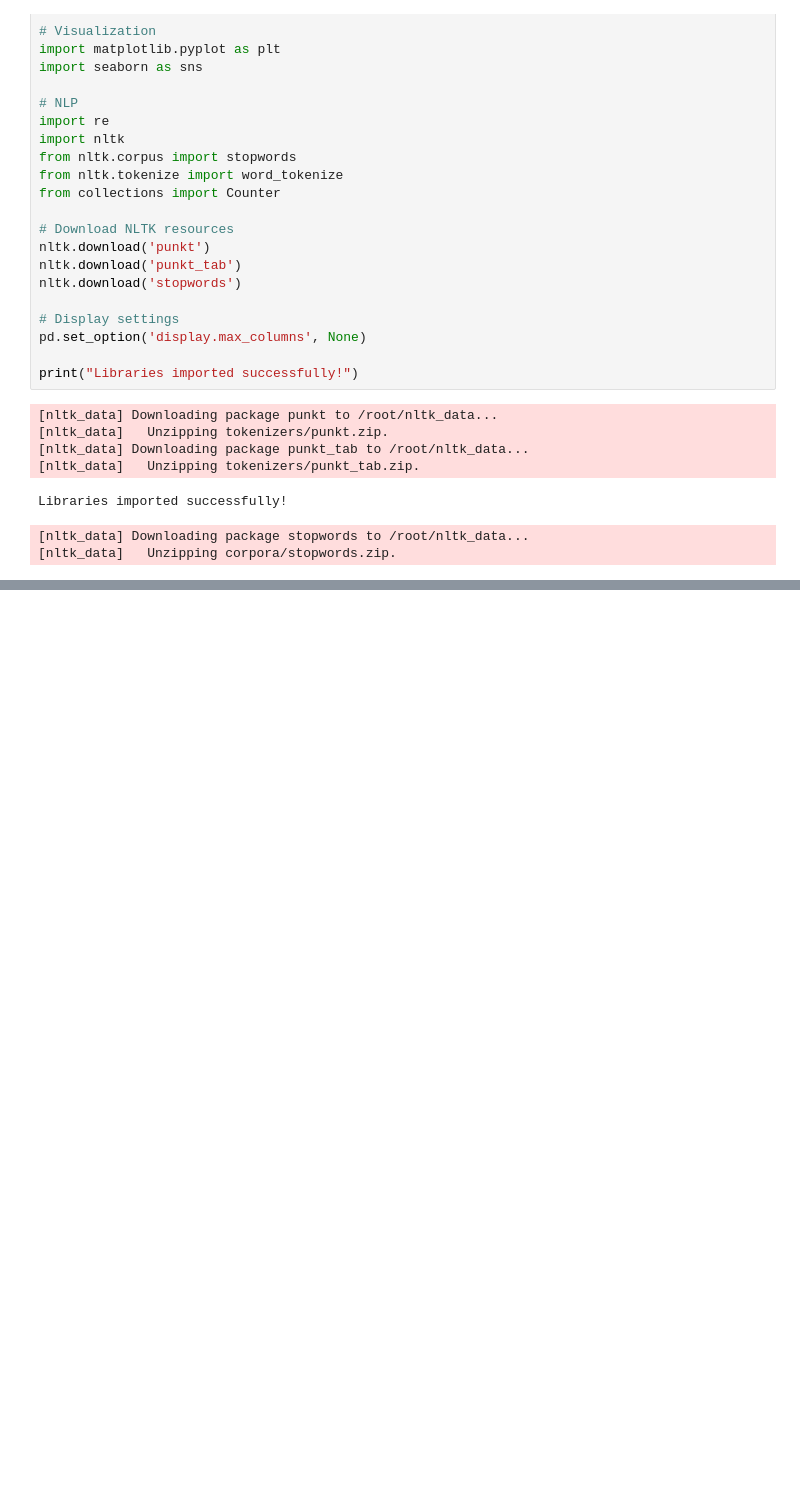
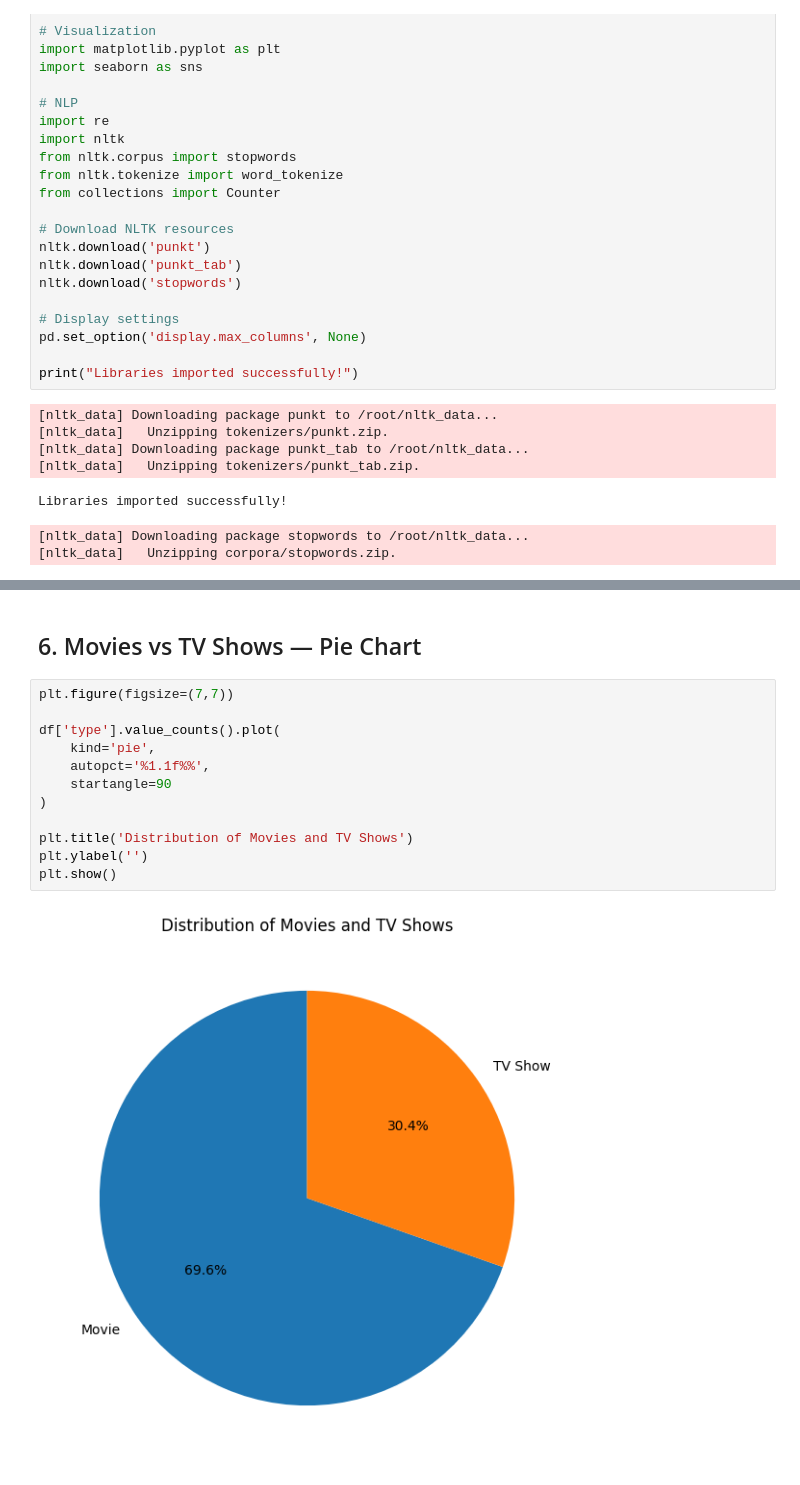
Before and after one commit to kumudvi/Netflix-and-movies, a Jupyter notebook: Netflix.ipynb, the cells around one changed output, grey strips where cells are left out. Drawn from its saved outputs; the diff is of its cells as text; blank space fills up the shorter version.

```diff
--- a/Netflix.ipynb
+++ b/Netflix.ipynb
@@ -37,0 +190,16 @@ Libraries imported successfully!
+# %% [markdown]
+## 6. Movies vs TV Shows — Pie Chart
+# %%
+plt.figure(figsize=(7,7))
+
+df['type'].value_counts().plot(
+    kind='pie',
+    autopct='%1.1f%%',
+    startangle=90
+)
+
+plt.title('Distribution of Movies and TV Shows')
+plt.ylabel('')
+plt.show()
+# %% [output]
+[figure, added]
```
Also changed, not shown: parts of 67 cells of this notebook.
